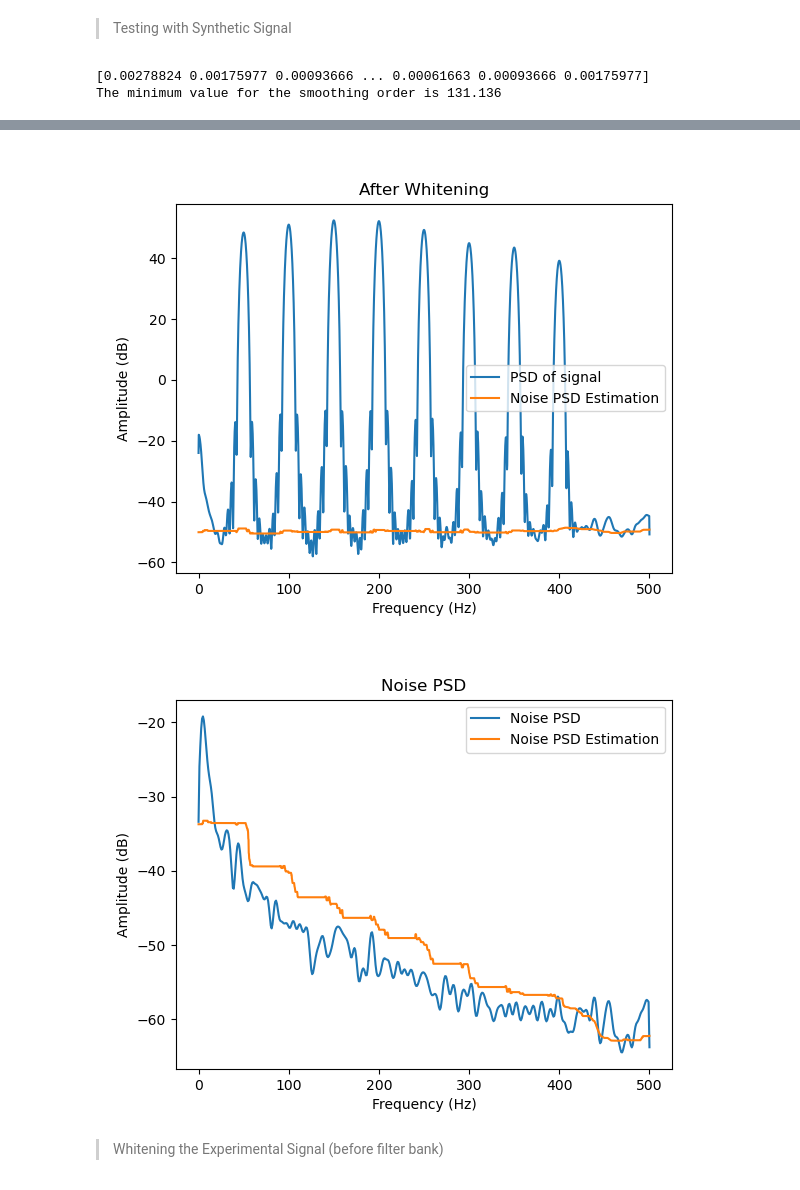
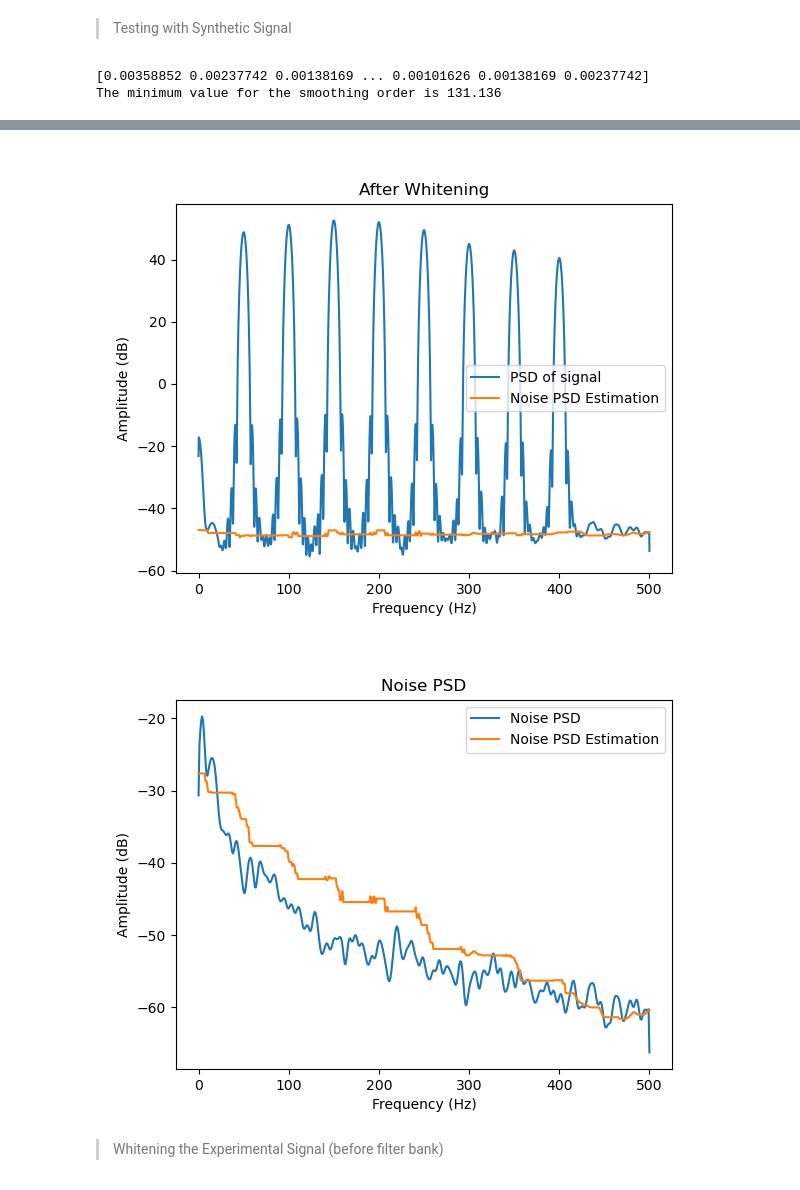
Before and after one commit to piptouque/atiam_pam_hrparam, a Jupyter notebook: source/hr_roy.ipynb, the cells around one changed output, grey strips where cells are left out. Drawn from its saved outputs; the diff is of its cells as text; code cells hidden in the pictures.

```diff
--- a/source/hr_roy.ipynb
+++ b/source/hr_roy.ipynb
@@ -335,7 +418,7 @@ sd.play(mic_bands[0], fs_bands)
 # %% [markdown]
 > Testing with Synthetic Signal
 # %%
-x_white2, freq2_norm, PSD_x2, PSD_noise2, PSD_x_white2, PSD_noise_white2 = pam.whiten(np.real(x_synth2[0]), 200, 15)
+x_white2, freq2_norm, PSD_x2, PSD_noise2, PSD_x_white2, PSD_noise_white2 = pam.whiten(np.real(x_synth2[0]), 200, 4, 15)
 
 print('The minimum value for the smoothing order is', 4*0.016*len(freq2_norm))
 
@@ -369,5 +452,5 @@ plt.ylabel('Amplitude (dB)')
 plt.legend()
 plt.show()
 # %% [output]
-[0.00278824 0.00175977 0.00093666 ... 0.00061663 0.00093666 0.00175977]
+[0.00358852 0.00237742 0.00138169 ... 0.00101626 0.00138169 0.00237742]
 The minimum value for the smoothing order is 131.136
@@ -375,5 +458,5 @@ The minimum value for the smoothing order is 131.136
-[figure, old version]
+[figure, new version]
-[figure, old version]
+[figure, new version]
 # %% [markdown]
 > Whitening the Experimental Signal (before filter bank)
 # %%
```
Also changed, not shown: parts of 28 cells of this notebook, 1 other file.
